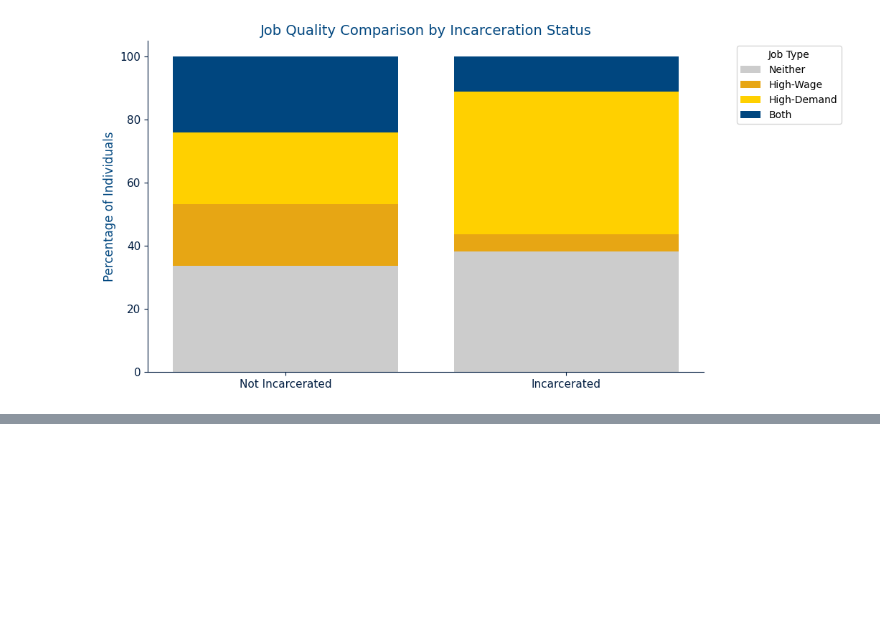
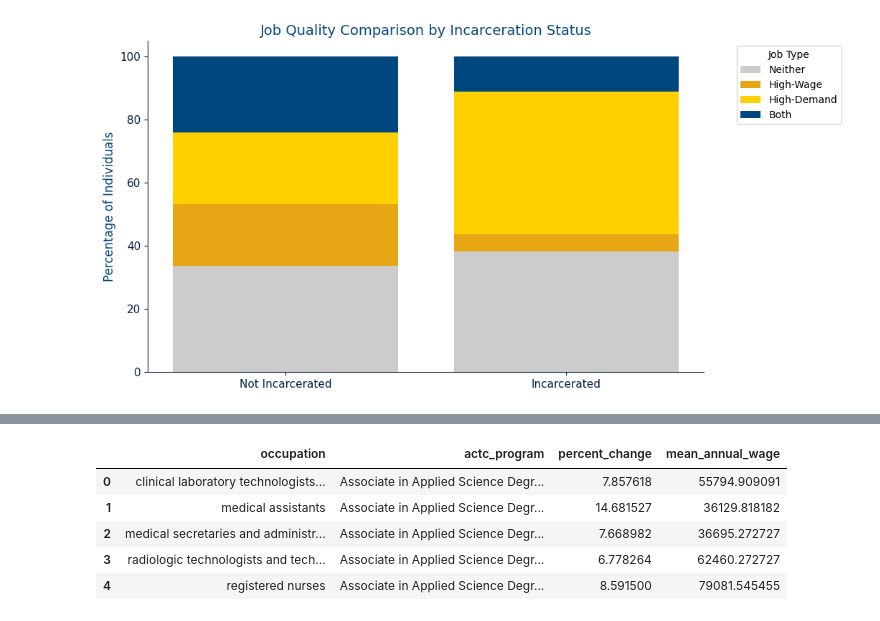
Before and after one commit to ashley-skidmore/prison_to_profession, a Jupyter notebook: main.ipynb, the cells around one changed output, grey strips where cells are left out. Cells and saved outputs as stored; diff of their text form; code cells hidden in the pictures; blank space fills up the shorter version.

```diff
--- a/main.ipynb
+++ b/main.ipynb
@@ -408,0 +451,12 @@ all_data.to_csv("data/all_data.csv", index=False)
+# %%
+# Creating a map of Occupational Outlook job titles to ACTC degrees
+job_to_actc_program = {
+    "registered nurses": "Associate in Applied Science Degree – Nursing",
+    "clinical laboratory technologists and technicians": "Associate in Applied Science Degree – Health Science Technology",
+    "medical secretaries and administrative assistants": "Associate in Applied Science Degree – Medical Information Technology",
+    "medical assistants": "Associate in Applied Science Degree – Medical Assisting",
+    "radiologic technologists and technicians": "Associate in Applied Science Degree – Radiography",
+    "respiratory therapists": "Associate in Applied Science Degree – Respiratory Therapist",
+    "surgical assistants": "Associate in Applied Science Degree – Surgical Technology",
+    "surgical technologists": "Associate in Applied Science – Surgical Technology"
+}
@@ -408,0 +489,13 @@ all_data.to_csv("data/all_data.csv", index=False)
+# %%
+# Grouping instances of one occupation and averaging the numbers from each instance
+
+actc_df = (actc_df.groupby(["occupation", "actc_program"])[["percent_change", "mean_annual_wage"]].mean().reset_index())
+
+actc_df.head()
+# %% [output]
+|  | occupation | actc_program | percent_change | mean_annual_wage |
+| 0 | clinical laboratory technologists... | Associate in Applied Science Degr... | 7.857618 | 55794.909091 |
+| 1 | medical assistants | Associate in Applied Science Degr... | 14.681527 | 36129.818182 |
+| 2 | medical secretaries and administr... | Associate in Applied Science Degr... | 7.668982 | 36695.272727 |
+| 3 | radiologic technologists and tech... | Associate in Applied Science Degr... | 6.778264 | 62460.272727 |
+| 4 | registered nurses | Associate in Applied Science Degr... | 8.591500 | 79081.545455 |
```
Also changed, not shown: parts of 14 cells of this notebook, 2 other files.
